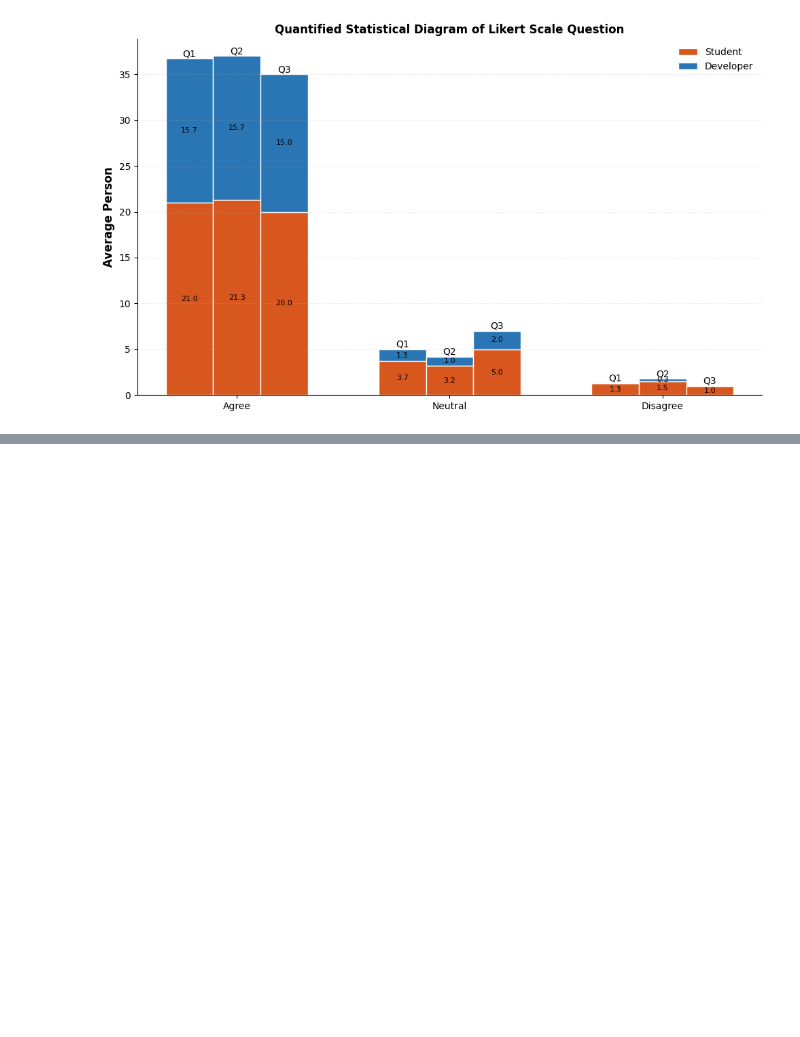
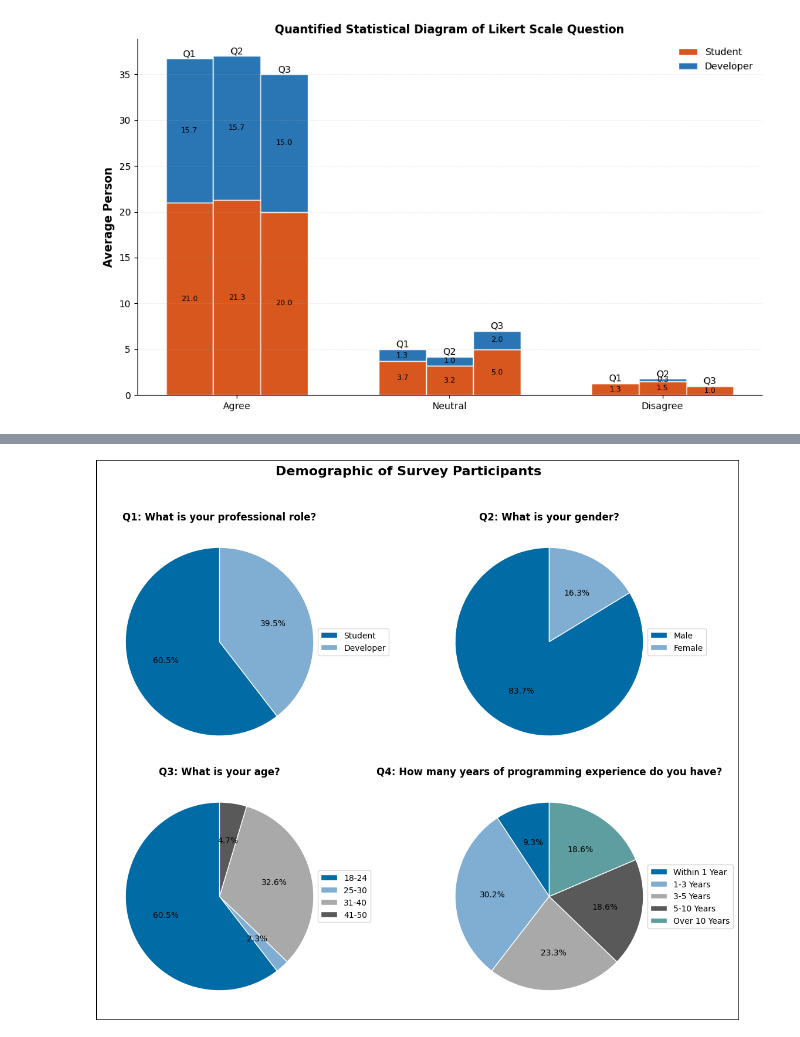
Before and after one commit to swy0601/Explainability, a Jupyter notebook: Questionnaire/data_analysis.ipynb, the cells around one changed output, grey strips where cells are left out. Cells and saved outputs as stored; diff of their text form; code cells hidden in the pictures; blank space fills up the shorter version.

Commit message:
upload survey visual chart

```diff
--- a/Questionnaire/data_analysis.ipynb
+++ b/Questionnaire/data_analysis.ipynb
@@ -414,0 +625,92 @@ findfont: Generic family 'sans-serif' not found because none of the following fa
+# %%
+import pandas as pd
+import numpy as np
+import matplotlib.pyplot as plt
+import matplotlib.colors as mcolors
+from matplotlib.patches import Rectangle
+
+# IEEE论文风格的配色方案 - 使用更专业、低饱和度的颜色
+ieee_colors = [
+    (0/255, 107/255, 164/255),     # 深蓝色
+    (128/255, 173/255, 210/255),   # 浅蓝色
+    (169/255, 169/255, 169/255),   # 中灰色
+    (89/255, 89/255, 89/255),      # 深灰色
+    (95/255, 158/255, 160/255),    # 青绿色
+    (200/255, 200/255, 200/255),   # 浅灰色
+    (137/255, 137/255, 137/255),   # 灰色
+]
+
+# 创建2x2的子图布局
+fig, axs = plt.subplots(2, 2, figsize=(12, 10))
+fig.suptitle('Demographic of Survey Participants', fontsize=16, fontweight='bold', y=0.95)
+
+# Q1: 专业角色饼图
+q1_question = "Q1: What is your professional role?"
+q1_data = {"Student": 26, "Developer": 17}
+axs[0, 0].pie(q1_data.values(), labels=None, autopct='%1.1f%%',
+              startangle=90, colors=ieee_colors[:len(q1_data)],
+              wedgeprops={'edgecolor': 'w', 'linewidth': 1})
+axs[0, 0].set_title(q1_question, pad=5, fontweight='bold', fontsize=12)  # 加粗并放大标题
+axs[0, 0].legend(q1_data.keys(), loc='center left', bbox_to_anchor=(0.9, 0.5))
+
+# Q2: 性别饼图
+q2_question = "Q2: What is your gender?"
+q2_data = {"Male": 36, "Female": 7}
+axs[0, 1].pie(q2_data.values(), labels=None, autopct='%1.1f%%',
+              startangle=90, colors=ieee_colors[:len(q2_data)],
+              wedgeprops={'edgecolor': 'w', 'linewidth': 1})
+axs[0, 1].set_title(q2_question, pad=5, fontweight='bold', fontsize=12)  # 加粗并放大标题
+axs[0, 1].legend(q2_data.keys(), loc='center left', bbox_to_anchor=(0.9, 0.5))
+
+# Q3: 年龄饼图 - 过滤掉数值为0的项
+q3_question = "Q3: What is your age?"
+q3_data = {
+    "Under 18": 0,
+    "18-24": 26,
+    "25-30": 1,
+    "31-40": 14,
+    "41-50": 2,
+    "51-60": 0,
+    "Over 60": 0,
+}
+# 过滤掉值为0的键
+q3_filtered = {k: v for k, v in q3_data.items() if v > 0}
+axs[1, 0].pie(q3_filtered.values(), labels=None, autopct='%1.1f%%',
+              startangle=90, colors=ieee_colors[:len(q3_filtered)],
+              wedgeprops={'edgecolor': 'w', 'linewidth': 1})
+axs[1, 0].set_title(q3_question, pad=5, fontweight='bold', fontsize=12)  # 加粗并放大标题
+axs[1, 0].legend(q3_filtered.keys(), loc='center left', bbox_to_anchor=(0.9, 0.5))
+
+# Q4: 编程经验饼图
+q4_question = "Q4: How many years of programming experience do you have?"
+q4_data = {
+    "Within 1 Year": 4,
+    "1-3 Years": 13,
+    "3-5 Years": 10,
+    "5-10 Years": 8,
+    "Over 10 Years": 8
+}
+axs[1, 1].pie(q4_data.values(), labels=None, autopct='%1.1f%%',
+              startangle=90, colors=ieee_colors[:len(q4_data)],
+              wedgeprops={'edgecolor': 'w', 'linewidth': 1})
+axs[1, 1].set_title(q4_question, pad=5, fontweight='bold', fontsize=12)  # 加粗并放大标题
+axs[1, 1].legend(q4_data.keys(), loc='center left', bbox_to_anchor=(0.9, 0.5))
+
+# 设置整体风格为更专业的外观
+plt.rcParams['font.family'] = 'serif'
+plt.rcParams['font.serif'] = ['Times New Roman']
+
+# 调整布局
+plt.tight_layout()
+plt.subplots_adjust(top=0.85)
+
+# 为整个图表添加黑色边框
+fig.patch.set_linewidth(2)  # 设置边框宽度
+fig.patch.set_edgecolor('black')  # 设置边框颜色
+
+# 保存图片
+plt.savefig('questionnaire_pie_charts_ieee.png', dpi=300, bbox_inches='tight')
+
+# 显示图表
+plt.show()
+# %% [output]
@@ -414,0 +734 @@ findfont: Generic family 'sans-serif' not found because none of the following fa
+[figure, added]
```
Also changed, not shown: parts of 5 cells of this notebook, 5 other files.
